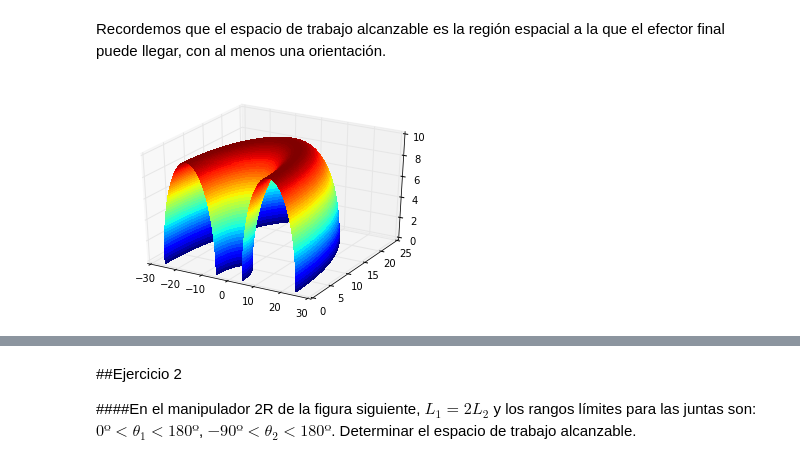
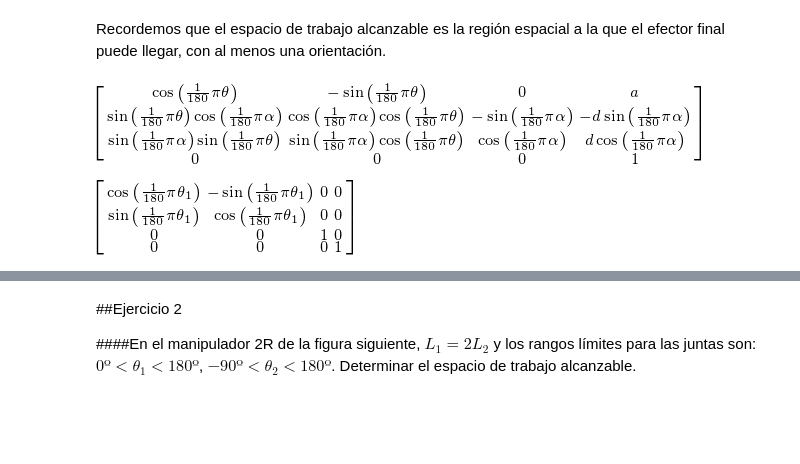
Before and after one commit to elsuizo/Control_de_robots_py, a Jupyter notebook: tp3.ipynb, the cells around one changed output, grey strips where cells are left out. Saved outputs shown, nothing was run; the diff lists cells and outputs as text; code cells hidden in the pictures; blank space fills up the shorter version.

```diff
--- a/tp3.ipynb
+++ b/tp3.ipynb
@@ -40,30 +37,47 @@ WARNING: pylab import has clobbered these variables: ['Polygon', 'poly', 'sign',
 # %% [markdown]
 Recordemos que el espacio de trabajo alcanzable es la región espacial a la que el efector final puede llegar, con al menos una orientación.
-# %%
-import mpl_toolkits.mplot3d.axes3d as axes3d
-import matplotlib.pyplot as plt
-import numpy as np
-
-
-
-def toroide(u, v, r, R):
-    """
-    Toroide
-    """
-    x = (R + r*np.cos(v))*np.cos(u)
-    y = (R + r*np.cos(v))*np.sin(u)
-    z = r*np.sin(v)
-    return x, y, z
-
-u, v = np.linspace(0, np.pi, 100), np.linspace(0, np.pi, 100)
-ux, vx =  np.meshgrid(u,v)
-x, y, z = toroide(ux, vx,10,15)
-
-fig = plt.figure()
-ax = fig.gca(projection = '3d')
-plot = ax.plot_surface(x, y, z, rstride = 1, cstride = 1, cmap = plt.get_cmap('jet'),
-                       linewidth = 0, antialiased = False)
-
-plt.show()
-# %% [output]
-[figure, removed]
+# %%
+#Funcion simbólica para una rotación(transformacion homogenea) sobre el eje X
+def Rot_X(angle):
+
+    rad = angle*pi/180
+    M = Matrix([[1,0,0,0],[ 0,cos(rad),-sin(rad),0],[0,sin(rad), cos(rad),0],[0,0,0,1]])
+
+    return M
+
+#Funcion simbólica para una rotación(transformacion homogenea) sobre el eje Y
+def Rot_Y(angle):
+    rad = angle*pi/180
+    M = Matrix([[cos(rad),0,sin(rad),0],[ 0,1,0,0],[-sin(rad), 0,cos(rad),0],[0,0,0,1]])
+
+    return M
+
+#Funcion simbólica para una rotación(transformacion homogenea) sobre el eje Z
+def Rot_Z(angle):
+    rad = angle*pi/180
+    M = Matrix([[cos(rad),- sin(rad),0,0],[ sin(rad), cos(rad), 0,0],[0,0,1,0],[0,0,0,1]])
+    return M
+# %%
+#Funcion simbolica para una traslacion en el eje X
+def Traslacion_X(num):
+    D = Matrix([[1,0,0,num],[0,1,0,0],[0,0,1,0],[0,0,0,1]])
+    return D
+
+#Funcion simbolica para una traslacion en el eje Y
+def Traslacion_Y(num):
+    D = Matrix([[1,0,0,0],[0,1,0,num],[0,0,1,0],[0,0,0,1]])
+    return D
+
+#Funcion simbolica para una traslacion en el eje Z
+def Traslacion_Z(num):
+    D = Matrix([[1,0,0,0],[0,1,0,0],[0,0,1,num],[0,0,0,1]])
+    return D
+# %%
+#estos son simbolos especiales que los toma como letras griegas directamente(muuy groso)
+alpha, beta , gamma, phi, theta, a, d =symbols('alpha beta gamma phi theta a d')
+# %%
+#Generamos la transformacion
+T = Rot_X(alpha) * Traslacion_X(a) * Rot_Z(theta) * Traslacion_Z(d)
+T
+# %% [output]
+[figure, added]
@@ -69,0 +87,5 @@ plt.show()
+# %%
+T_0_1  = T.subs([(alpha,0),(a,0),(d,0),(theta,theta_1)])
+T_0_1
+# %% [output]
+[figure, added]
```
Also changed, not shown: parts of 15 cells of this notebook.
